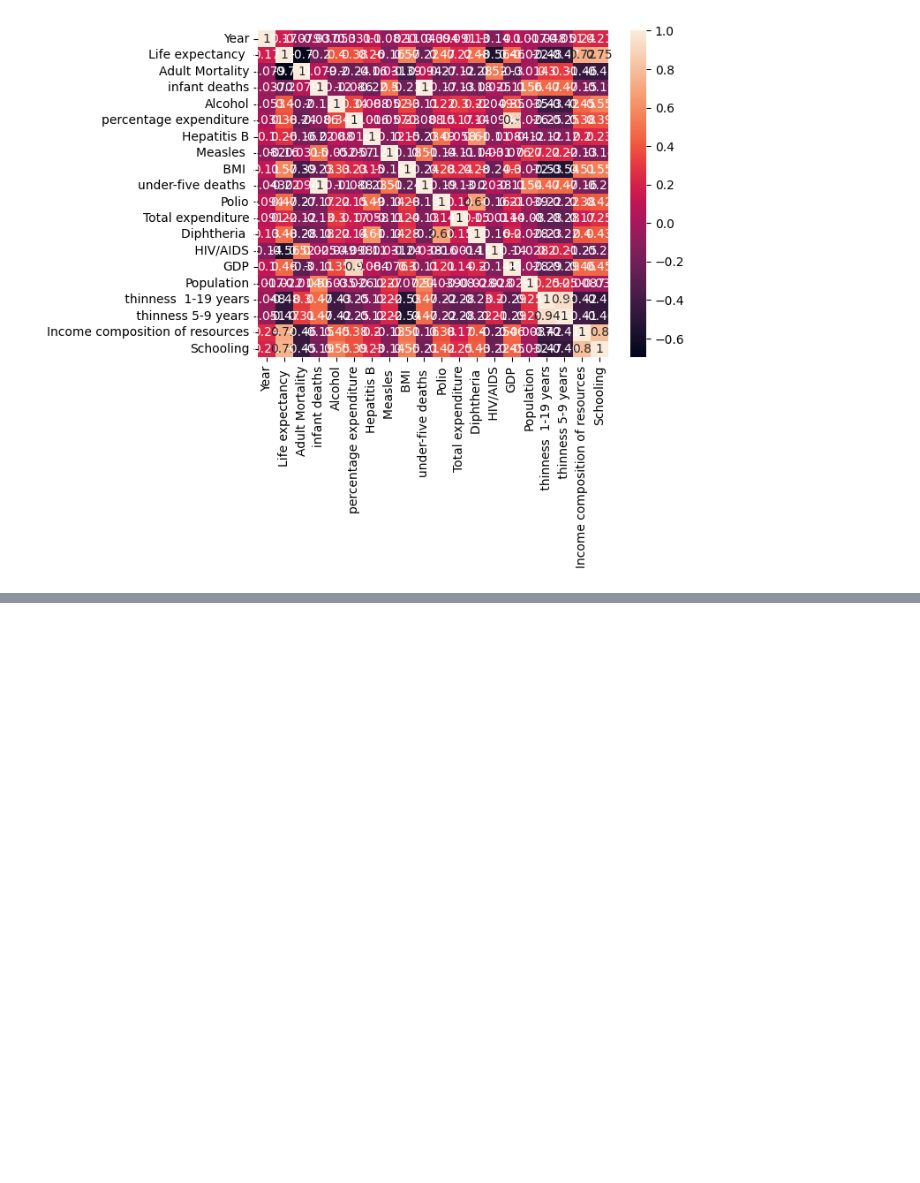
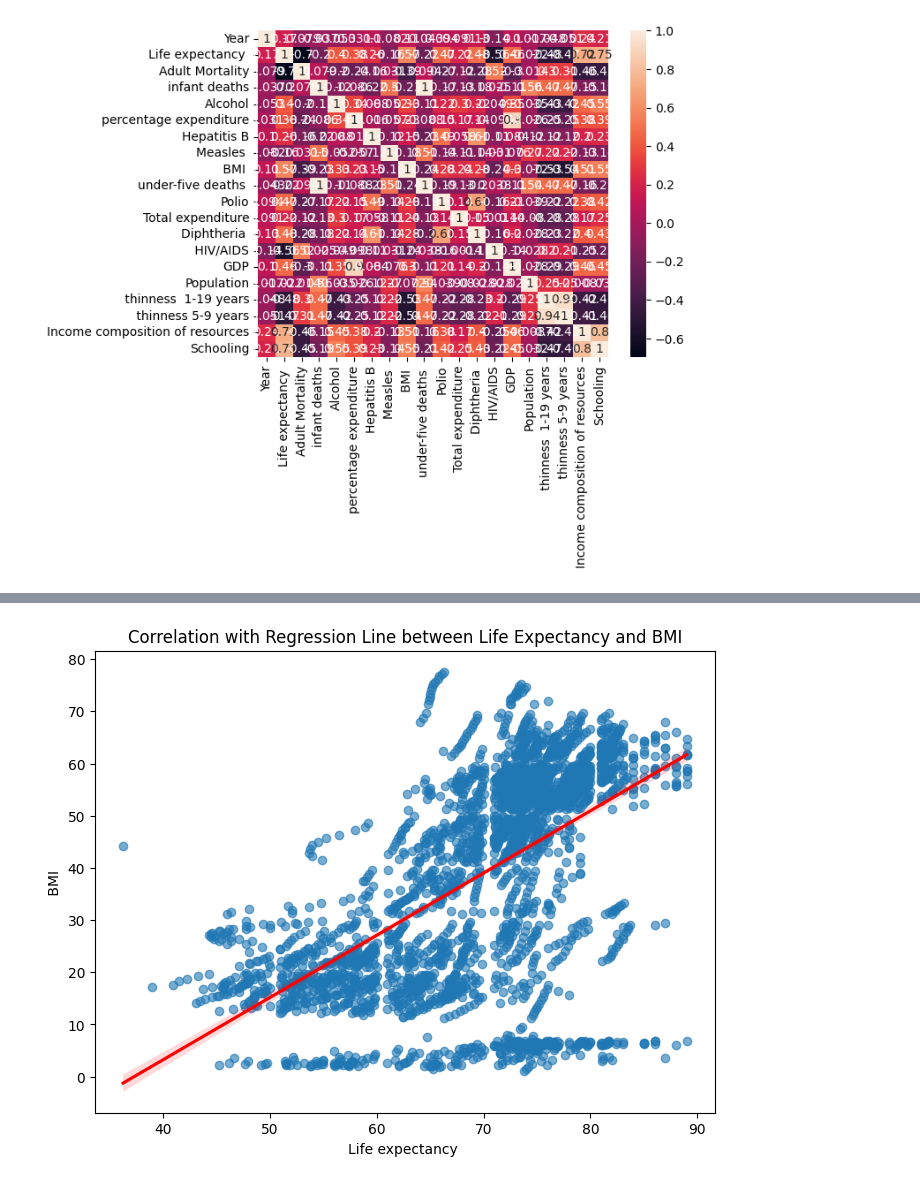
Before and after one commit to victor-duwat/Dazzle-Dash, a Jupyter notebook: notebook.ipynb, the cells around one changed output, grey strips where cells are left out. Cells and saved outputs as stored; diff of their text form; code cells hidden in the pictures; blank space fills up the shorter version.

```diff
--- a/notebook.ipynb
+++ b/notebook.ipynb
@@ -375,0 +427,7 @@ plt.show()
+# %%
+plt.figure(figsize=(8, 6))
+sns.regplot(x='Life expectancy ', y=' BMI ', data=df, scatter_kws={'alpha':0.6}, line_kws={'color':'red'})
+plt.title('Correlation with Regression Line between Life Expectancy and BMI')
+plt.show()
+# %% [output]
+[figure, added]
```
Also changed, not shown: parts of 7 cells of this notebook.
